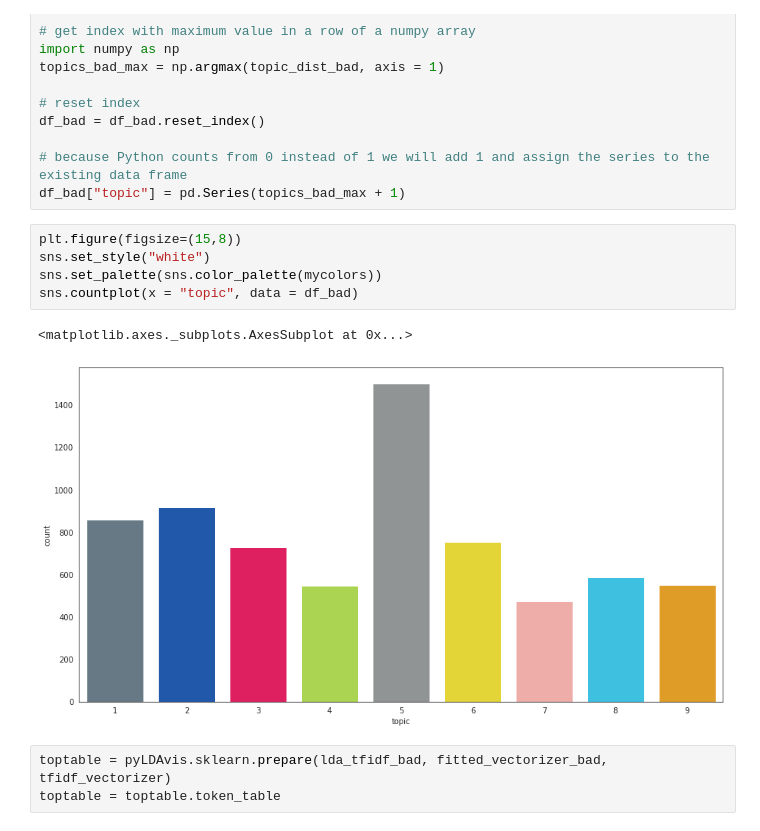
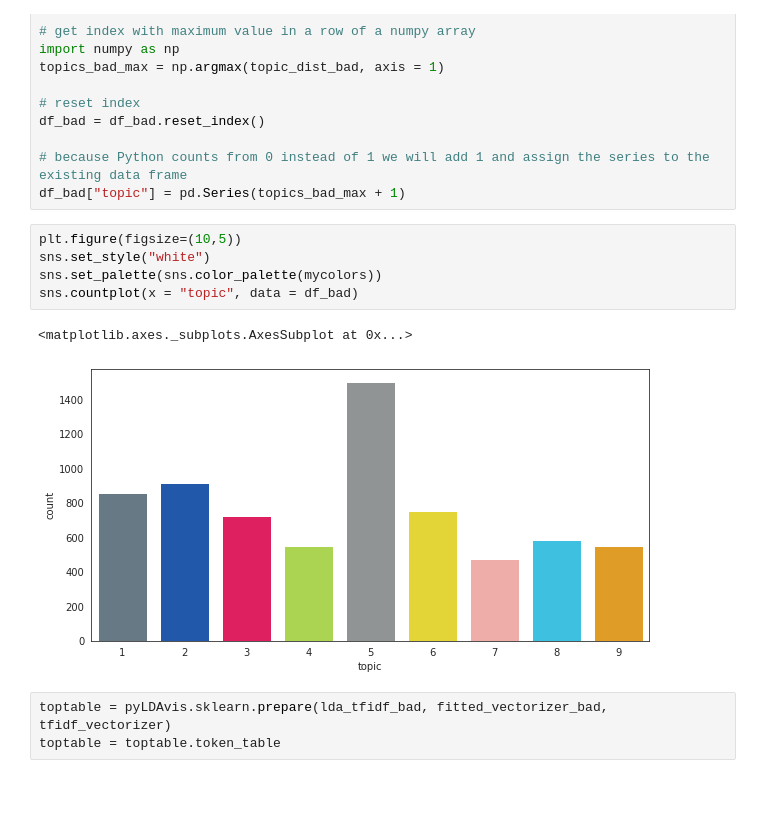
Before and after one commit to nnamliehbes/CoronaWarnApp_Analysis, a Jupyter notebook: corona.ipynb, the cells around one changed output. Drawn from its saved outputs; the diff is of its cells as text; blank space fills up the shorter version.

```diff
--- a/corona.ipynb
+++ b/corona.ipynb
@@ -352,13 +345,13 @@ df_bad = df_bad.reset_index()
 # because Python counts from 0 instead of 1 we will add 1 and assign the series to the existing data frame
 df_bad["topic"] = pd.Series(topics_bad_max + 1)
 # %%
-plt.figure(figsize=(15,8))
+plt.figure(figsize=(10,5))
 sns.set_style("white")
 sns.set_palette(sns.color_palette(mycolors))
 sns.countplot(x = "topic", data = df_bad)
 # %% [output]
 <matplotlib.axes._subplots.AxesSubplot at 0x...>
-[figure, old version]
+[figure, new version]
 # %%
 toptable = pyLDAvis.sklearn.prepare(lda_tfidf_bad, fitted_vectorizer_bad, tfidf_vectorizer)
 toptable = toptable.token_table
```
Also changed, not shown: parts of 9 cells of this notebook, 1 other file.
